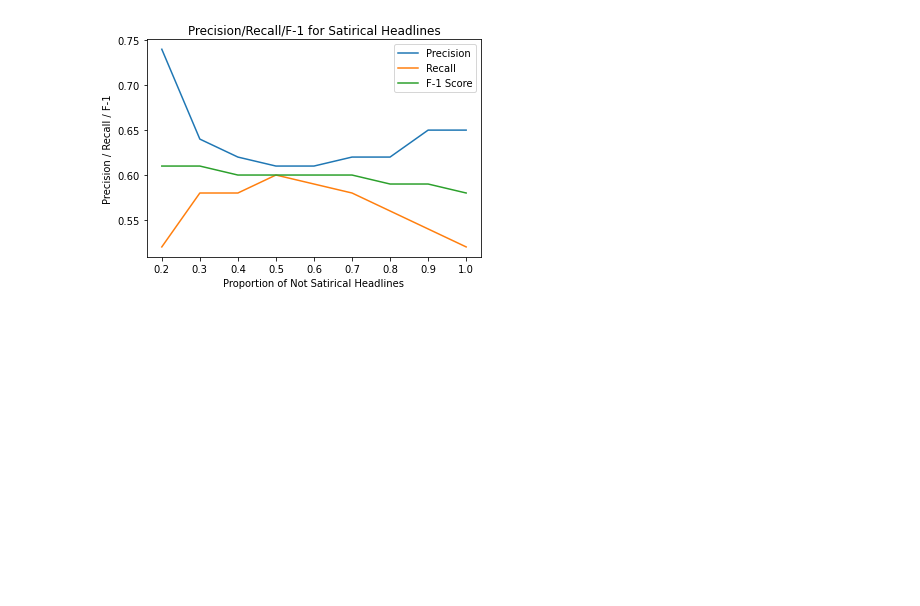
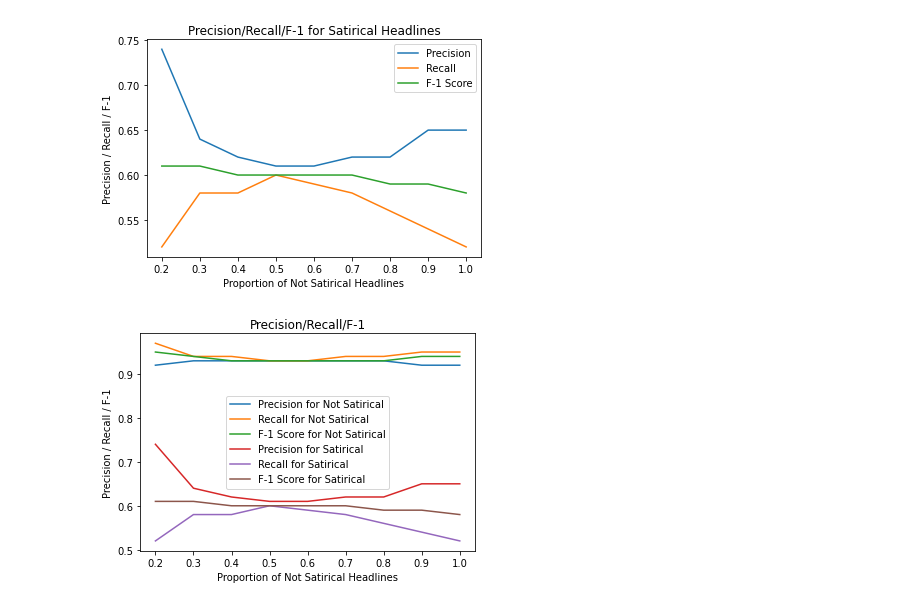
Before and after one commit to yagnesh7/dsga1001-term-project, a Jupyter notebook: notebooks/04_modeling_upsampling.ipynb, the cells around one changed output. Drawn from its saved outputs; the diff is of its cells as text; code cells hidden in the pictures; blank space fills up the shorter version.

```diff
--- a/notebooks/04_modeling_upsampling.ipynb
+++ b/notebooks/04_modeling_upsampling.ipynb
@@ -311,3 +311,17 @@ plt.show()
 # %% [output]
 [figure]
 [figure]
+# %%
+plt.plot(upsampling_data.Proportion, upsampling_data['Precision for Not Satirical'],label = 'Precision for Not Satirical')
+plt.plot(upsampling_data.Proportion, upsampling_data['Recall for Not Satirical'],label = 'Recall for Not Satirical')
+plt.plot(upsampling_data.Proportion, upsampling_data['F-1 Score for Not Satirical'],label = 'F-1 Score for Not Satirical')
+plt.plot(upsampling_data.Proportion, upsampling_data['Precision for Satirical'],label = 'Precision for Satirical')
+plt.plot(upsampling_data.Proportion, upsampling_data['Recall for Satirical'],label = 'Recall for Satirical')
+plt.plot(upsampling_data.Proportion, upsampling_data['F-1 Score for Satirical'],label = 'F-1 Score for Satirical')
+plt.xlabel('Proportion of Not Satirical Headlines')
+plt.ylabel('Precision / Recall / F-1')
+plt.title('Precision/Recall/F-1')
+plt.legend()
+plt.show()
+# %% [output]
+[figure, added]
```
